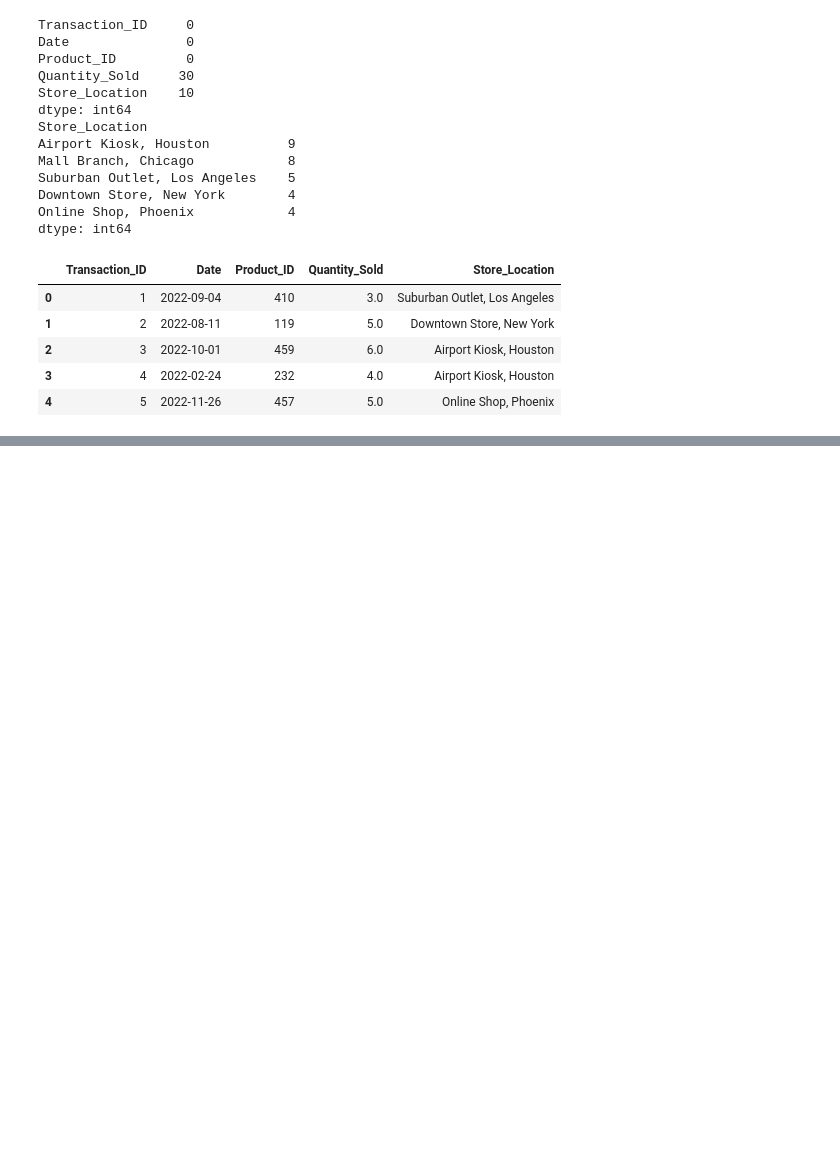
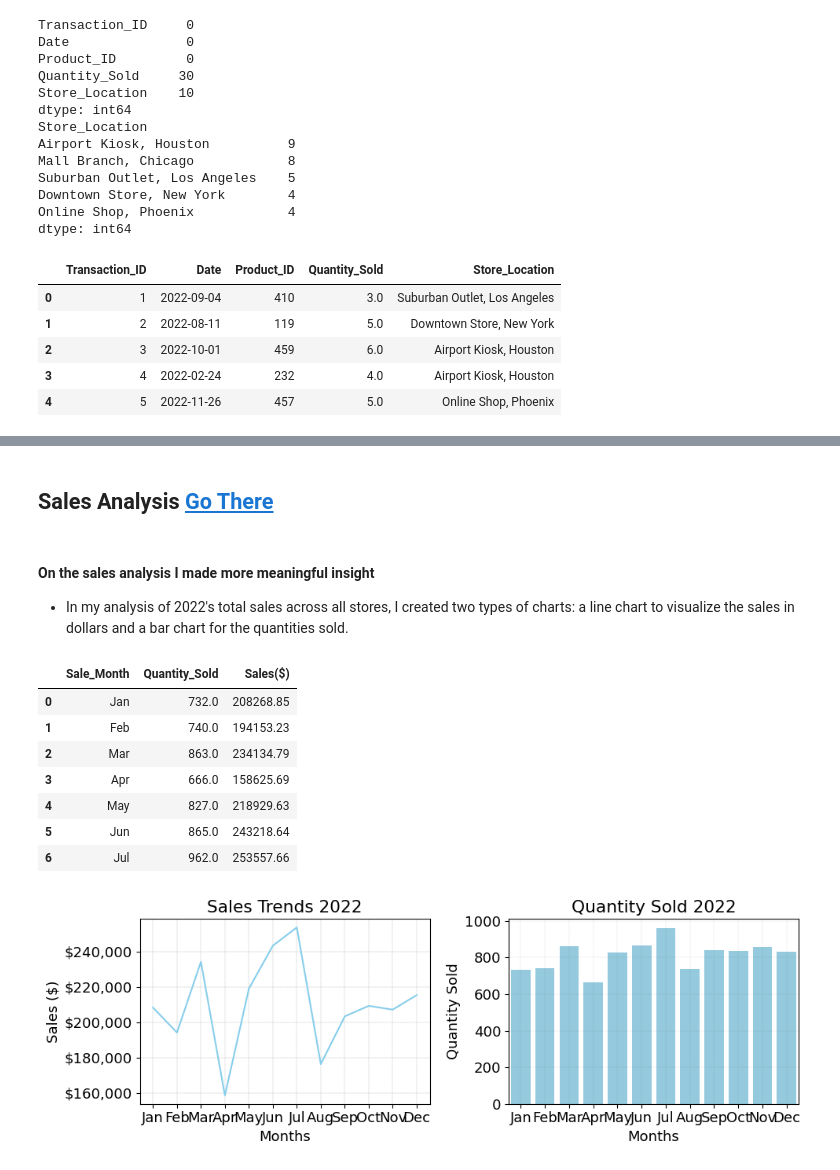
Before and after one commit to Alerdo/Data-Analysis-Daily, a Jupyter notebook: Day_1 Retail_Analysis/Day_1_Retail_Analysis.ipynb, the cells around one changed output, grey strips where cells are left out. Cells and saved outputs as stored; diff of their text form; code cells hidden in the pictures; blank space fills up the shorter version.

Commit message:
Completed Retail Analysis Project

```diff
--- a/Day_1 Retail_Analysis/Day_1_Retail_Analysis.ipynb
+++ b/Day_1 Retail_Analysis/Day_1_Retail_Analysis.ipynb
@@ -331,0 +719,39 @@ with engine.connect() as connection:
+# %% [markdown]
+## Sales Analysis [Go There](#section4)
+# %% [markdown]
+#### On the sales analysis I made more meaningful insight
+
+- In my analysis of 2022's total sales across all stores, I created two types of charts: a line chart to visualize the sales in dollars and a bar chart for the quantities sold.
+# %%
+display(sales_trends.head(7))
+
+fig, axes = plt.subplots(1, 2, figsize=(10, 3.5))  # 2 rows, 1 column
+
+# First Subplot: Line Plot for Sales
+sns.lineplot(ax=axes[0], data=sales_trends, x="Sale_Month", y="Sales($)", color='skyblue')
+axes[0].yaxis.set_major_formatter(plt.matplotlib.ticker.FuncFormatter(lambda x, p: f'${x:,.0f}'))
+axes[0].set_xlabel('Months')
+axes[0].set_ylabel('Sales ($)')
+axes[0].set_title('Sales Trends 2022')
+axes[0].grid(axis='both', color='gray', linestyle='--', linewidth=0.2)
+
+# Second Subplot: Bar Plot for Quantity Sold
+sns.barplot(ax=axes[1], data=sales_trends, x="Sale_Month", y="Quantity_Sold", color='skyblue')
+axes[1].set_xlabel('Months')
+axes[1].set_ylabel('Quantity Sold')
+axes[1].set_title('Quantity Sold 2022')
+axes[1].grid(axis='both', color='gray', linestyle='--', linewidth=0.1)
+
+# Display the plots
+plt.tight_layout()  # Adjusts subplot params so that subplots are nicely fit in the figure area.
+plt.show()
+# %% [output]
+|  | Sale_Month | Quantity_Sold | Sales($) |
+| 0 | Jan | 732.0 | 208268.85 |
+| 1 | Feb | 740.0 | 194153.23 |
+| 2 | Mar | 863.0 | 234134.79 |
+| 3 | Apr | 666.0 | 158625.69 |
+| 4 | May | 827.0 | 218929.63 |
+| 5 | Jun | 865.0 | 243218.64 |
+| 6 | Jul | 962.0 | 253557.66 |
+[figure, added]
```
Also changed, not shown: parts of 43 cells of this notebook, 1 other file.
